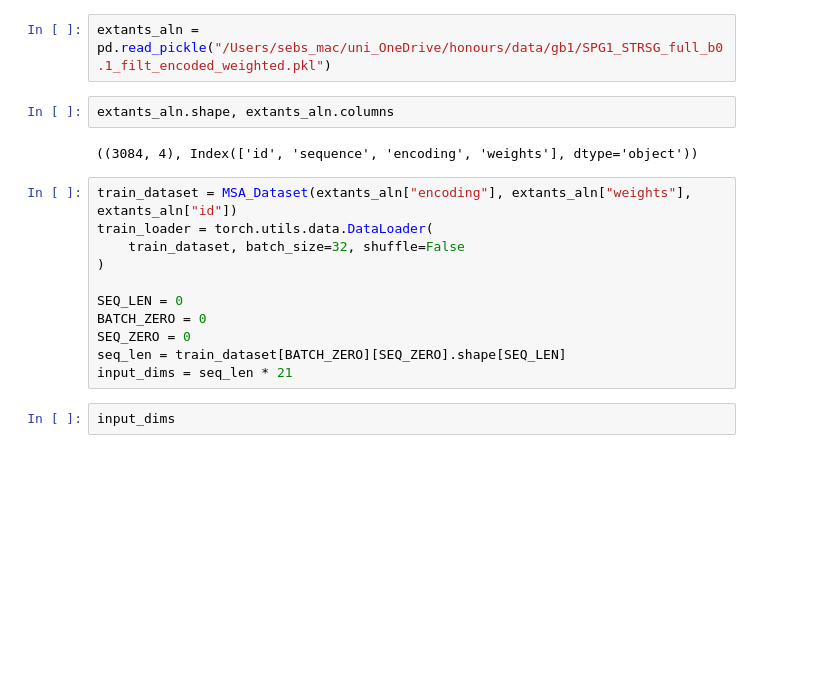
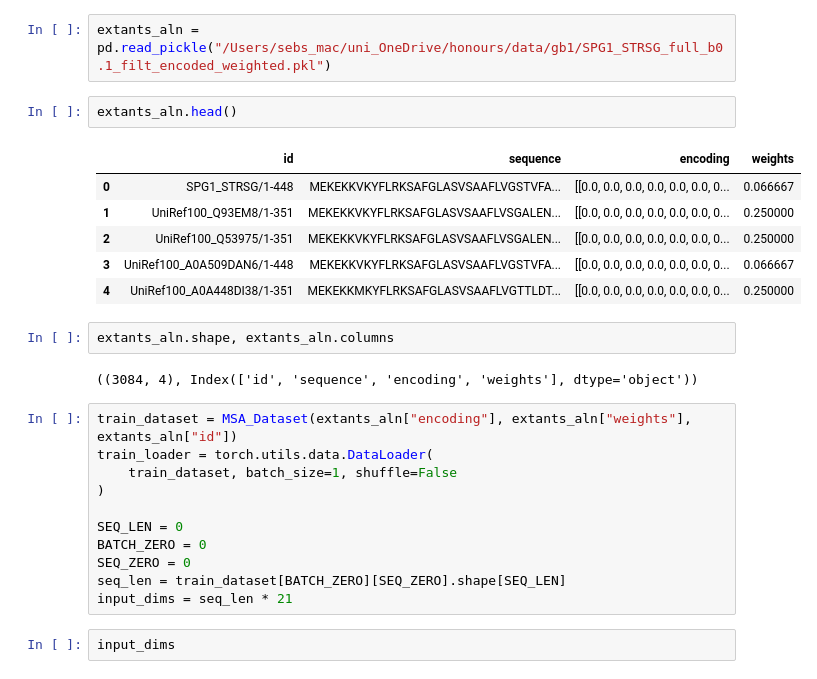
Before and after one commit to SebPorras/MAP_VAE, a Jupyter notebook: notebooks/test.ipynb, the cells around one changed output. Saved outputs shown, nothing was run; the diff lists cells and outputs as text; blank space fills up the shorter version.

```diff
--- a/notebooks/test.ipynb
+++ b/notebooks/test.ipynb
@@ -10,6 +10,15 @@ import numpy as np
 pd.set_option("display.max_rows", None)
 # %%
 extants_aln = pd.read_pickle("/Users/sebs_mac/uni_OneDrive/honours/data/gb1/SPG1_STRSG_full_b0.1_filt_encoded_weighted.pkl")
+# %%
+extants_aln.head()
+# %% [output]
+|  | id | sequence | encoding | weights |
+| 0 | SPG1_STRSG/1-448 | MEKEKKVKYFLRKSAFGLASVSAAFLVGSTVFA... | [[0.0, 0.0, 0.0, 0.0, 0.0, 0.0, 0... | 0.066667 |
+| 1 | UniRef100_Q93EM8/1-351 | MEKEKKVKYFLRKSAFGLASVSAAFLVSGALEN... | [[0.0, 0.0, 0.0, 0.0, 0.0, 0.0, 0... | 0.250000 |
+| 2 | UniRef100_Q53975/1-351 | MEKEKKVKYFLRKSAFGLASVSAAFLVSGALEN... | [[0.0, 0.0, 0.0, 0.0, 0.0, 0.0, 0... | 0.250000 |
+| 3 | UniRef100_A0A509DAN6/1-448 | MEKEKKVKYFLRKSAFGLASVSAAFLVGSTVFA... | [[0.0, 0.0, 0.0, 0.0, 0.0, 0.0, 0... | 0.066667 |
+| 4 | UniRef100_A0A448DI38/1-351 | MEKEKKMKYFLRKSAFGLASVSAAFLVGTTLDT... | [[0.0, 0.0, 0.0, 0.0, 0.0, 0.0, 0... | 0.250000 |
 # %%
 extants_aln.shape, extants_aln.columns
 # %% [output]
@@ -17,7 +26,7 @@ extants_aln.shape, extants_aln.columns
 # %%
 train_dataset = MSA_Dataset(extants_aln["encoding"], extants_aln["weights"], extants_aln["id"])
 train_loader = torch.utils.data.DataLoader(
-    train_dataset, batch_size=32, shuffle=False
+    train_dataset, batch_size=1, shuffle=False
 )
 
 SEQ_LEN = 0
```
Also changed, not shown: parts of 15 cells of this notebook, 3 other files.
